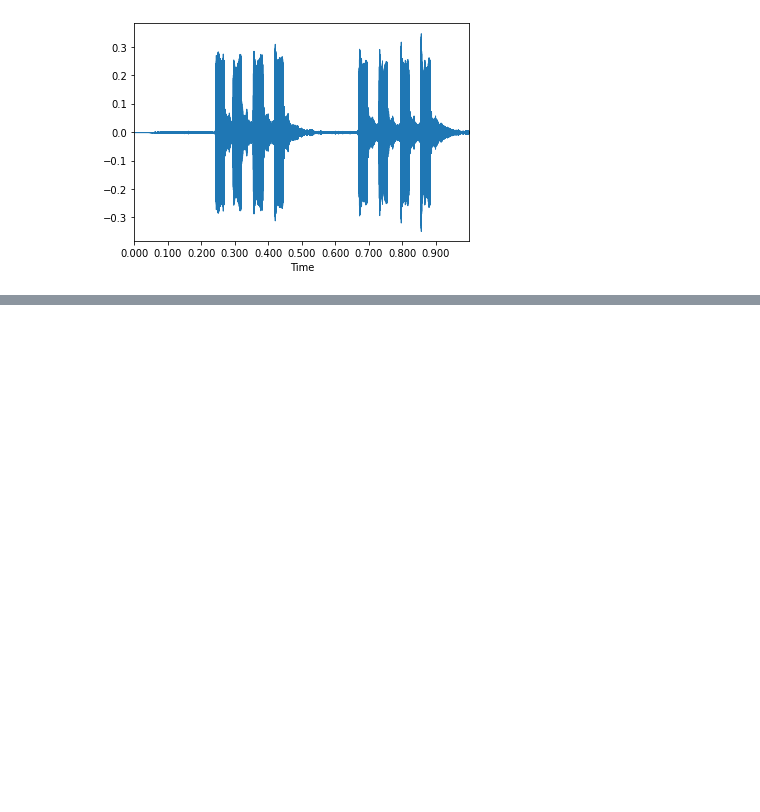
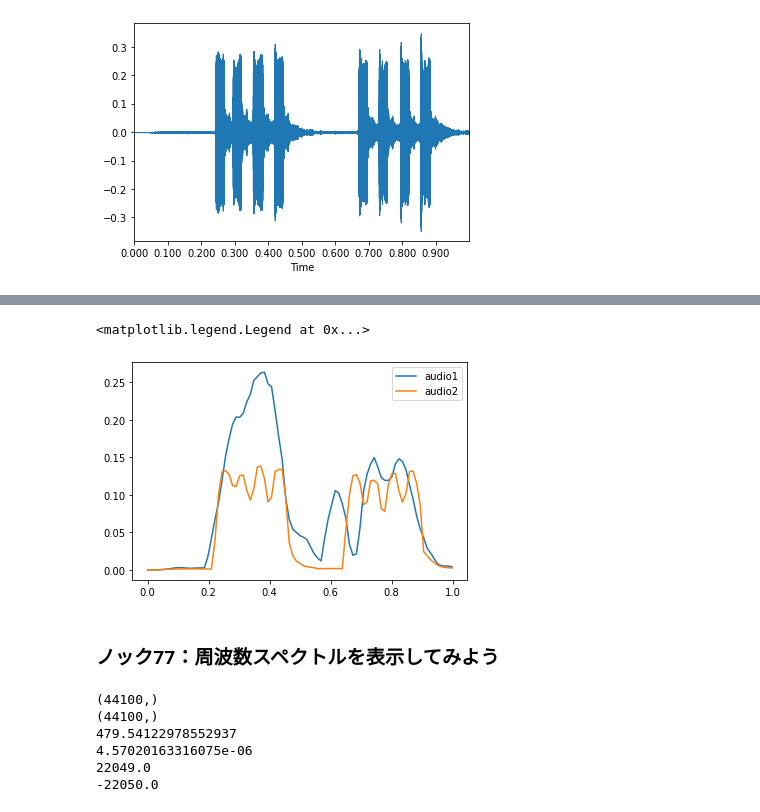
Before and after one commit to TakuroTerui/python_data_processing_100_knock, a Jupyter notebook: 第6章音データの加工・可視化を行う10本ノック.ipynb, the cells around one changed output, grey strips where cells are left out. Cells and saved outputs as stored; diff of their text form; code cells hidden in the pictures; blank space fills up the shorter version.

```diff
--- a/第6章音データの加工・可視化を行う10本ノック.ipynb
+++ b/第6章音データの加工・可視化を行う10本ノック.ipynb
@@ -111,0 +123,5 @@ libdisp.waveplot(audio2, sr=sr2)
+# %%
+rms1 = librosa.feature.rms(y=audio1)
+time1 = librosa.times_like(rms1, sr=sr1)
+print(rms1.shape)
+rms1
@@ -111,0 +149,29 @@ libdisp.waveplot(audio2, sr=sr2)
+# %%
+rms2 = librosa.feature.rms(y=audio2)
+time2 = librosa.times_like(rms2, sr=sr2)
+plt.plot(time1, rms1[0], label='audio1')
+plt.plot(time2, rms2[0], label='audio2')
+plt.legend()
+# %% [output]
+<matplotlib.legend.Legend at 0x...>
+[figure, added]
+# %% [markdown]
+### ノック77：周波数スペクトルを表示してみよう
+# %%
+fft = np.fft.fft(audio1)
+n = fft.size
+amp = np.abs(fft)
+freq = np.fft.fftfreq(n, d=1/sr1)
+print(amp.shape)
+print(freq.shape)
+print(amp.max())
+print(amp.min())
+print(freq.max())
+print(freq.min())
+# %% [output]
+(44100,)
+(44100,)
+479.54122978552937
+4.57020163316075e-06
+22049.0
+-22050.0
```
Also changed, not shown: parts of 21 cells of this notebook.
